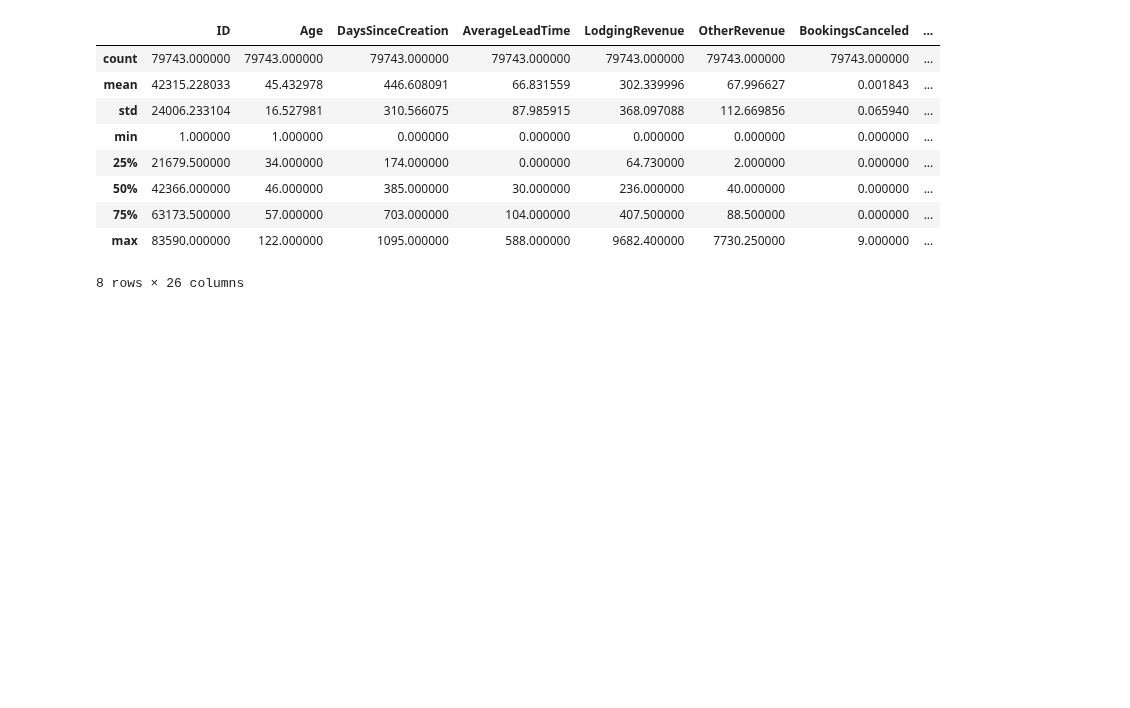
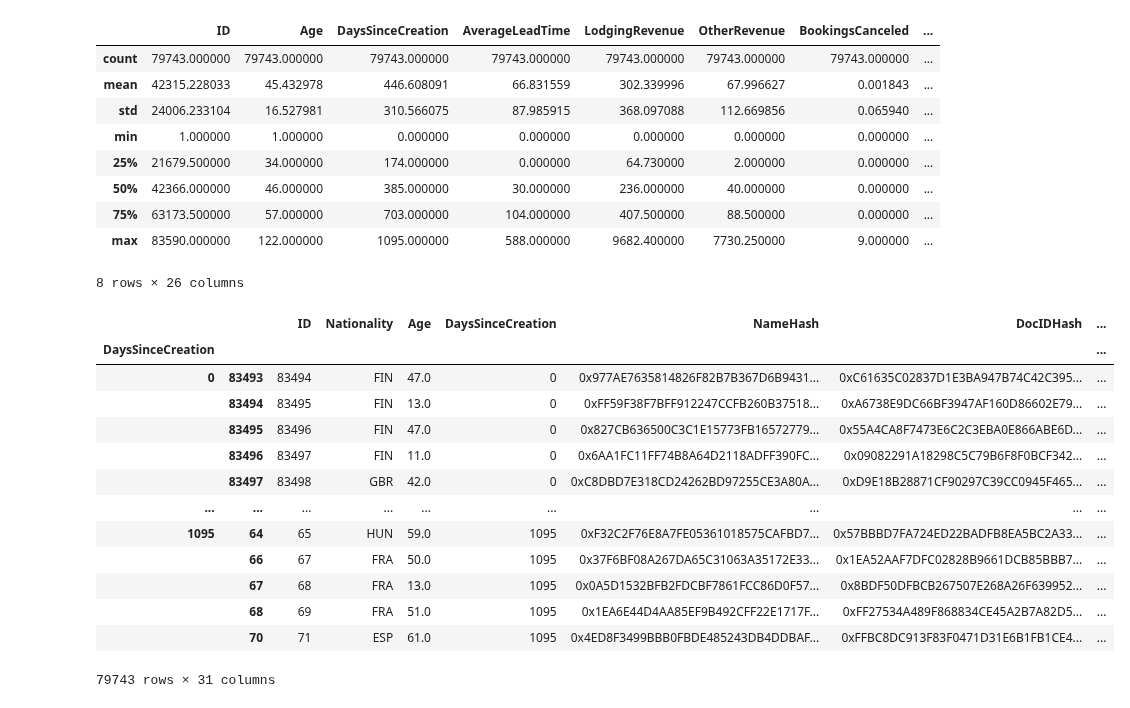
Before and after one commit to iremirezdeganuza72/Cohort_Analysis, a Jupyter notebook: Cohort analysis and segmentation.ipynb, the cells around one changed output. Saved outputs shown, nothing was run; the diff lists cells and outputs as text; code cells hidden in the pictures; blank space fills up the shorter version.

```diff
--- a/Cohort analysis and segmentation.ipynb
+++ b/Cohort analysis and segmentation.ipynb
@@ -247,3 +249,20 @@ df.describe()
 | 75% | 63173.500000 | 57.000000 | 703.000000 | 104.000000 | 407.500000 | 88.500000 | 0.000000 | ... |
 | max | 83590.000000 | 122.000000 | 1095.000000 | 588.000000 | 9682.400000 | 7730.250000 | 9.000000 | ... |
 8 rows × 26 columns
+# %%
+df.groupby("DaysSinceCreation", group_keys=True).apply(lambda x: x)
+# %% [output]
+|  |  | ID | Nationality | Age | DaysSinceCreation | NameHash | DocIDHash | ... |
+| DaysSinceCreation |  |  |  |  |  |  |  | ... |
+| 0 | 83493 | 83494 | FIN | 47.0 | 0 | 0x977AE7635814826F82B7B367D6B9431... | 0xC61635C02837D1E3BA947B74C42C395... | ... |
+|  | 83494 | 83495 | FIN | 13.0 | 0 | 0xFF59F38F7BFF912247CCFB260B37518... | 0xA6738E9DC66BF3947AF160D86602E79... | ... |
+|  | 83495 | 83496 | FIN | 47.0 | 0 | 0x827CB636500C3C1E15773FB16572779... | 0x55A4CA8F7473E6C2C3EBA0E866ABE6D... | ... |
+|  | 83496 | 83497 | FIN | 11.0 | 0 | 0x6AA1FC11FF74B8A64D2118ADFF390FC... | 0x09082291A18298C5C79B6F8F0BCF342... | ... |
+|  | 83497 | 83498 | GBR | 42.0 | 0 | 0xC8DBD7E318CD24262BD97255CE3A80A... | 0xD9E18B28871CF90297C39CC0945F465... | ... |
+| ... | ... | ... | ... | ... | ... | ... | ... | ... |
+| 1095 | 64 | 65 | HUN | 59.0 | 1095 | 0xF32C2F76E8A7FE05361018575CAFBD7... | 0x57BBBD7FA724ED22BADFB8EA5BC2A33... | ... |
+|  | 66 | 67 | FRA | 50.0 | 1095 | 0x37F6BF08A267DA65C31063A35172E33... | 0x1EA52AAF7DFC02828B9661DCB85BBB7... | ... |
+|  | 67 | 68 | FRA | 13.0 | 1095 | 0x0A5D1532BFB2FDCBF7861FCC86D0F57... | 0x8BDF50DFBCB267507E268A26F639952... | ... |
+|  | 68 | 69 | FRA | 51.0 | 1095 | 0x1EA6E44D4AA85EF9B492CFF22E1717F... | 0xFF27534A489F868834CE45A2B7A82D5... | ... |
+|  | 70 | 71 | ESP | 61.0 | 1095 | 0x4ED8F3499BBB0FBDE485243DB4DDBAF... | 0xFFBC8DC913F83F0471D31E6B1FB1CE4... | ... |
+79743 rows × 31 columns
```
Also changed, not shown: parts of 3 cells of this notebook.
